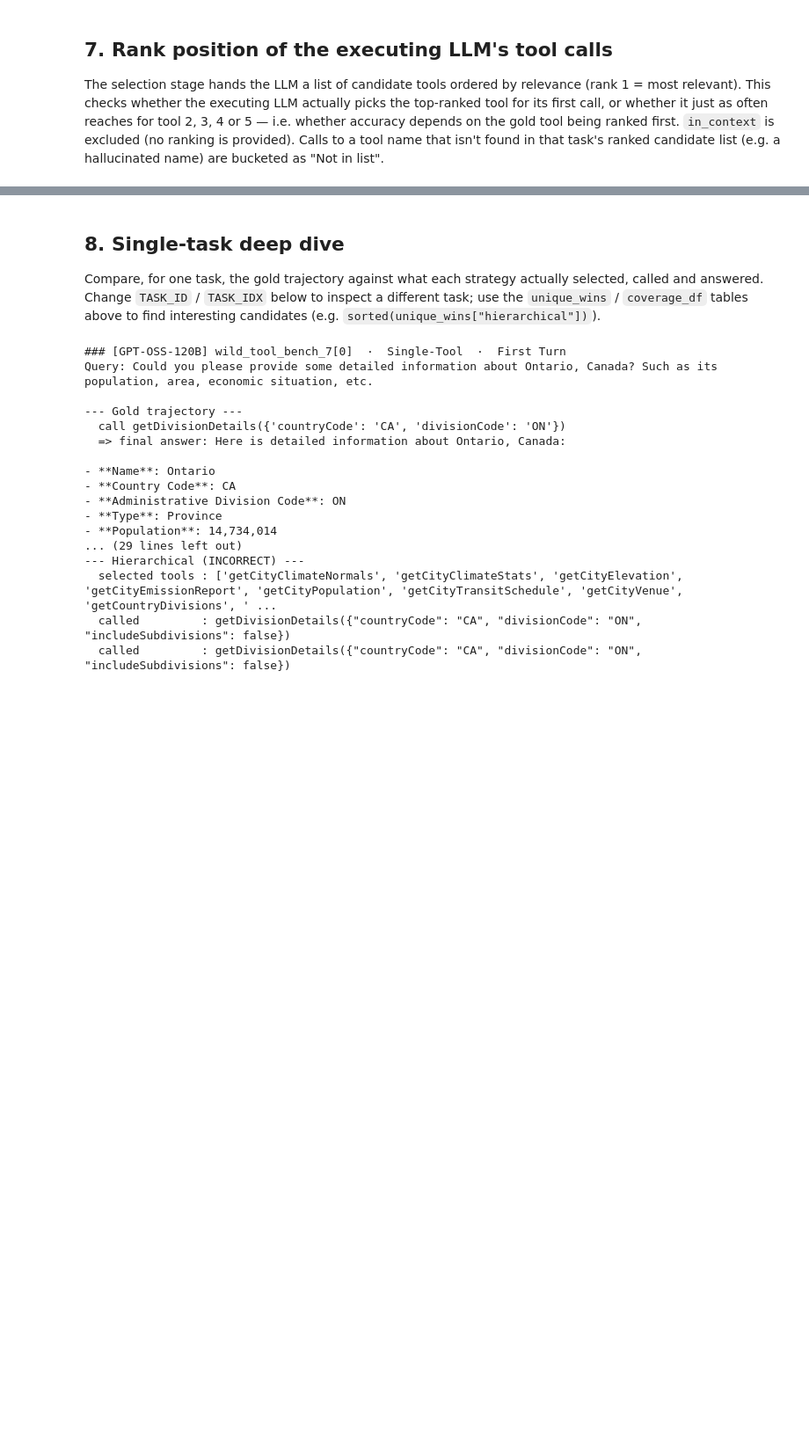
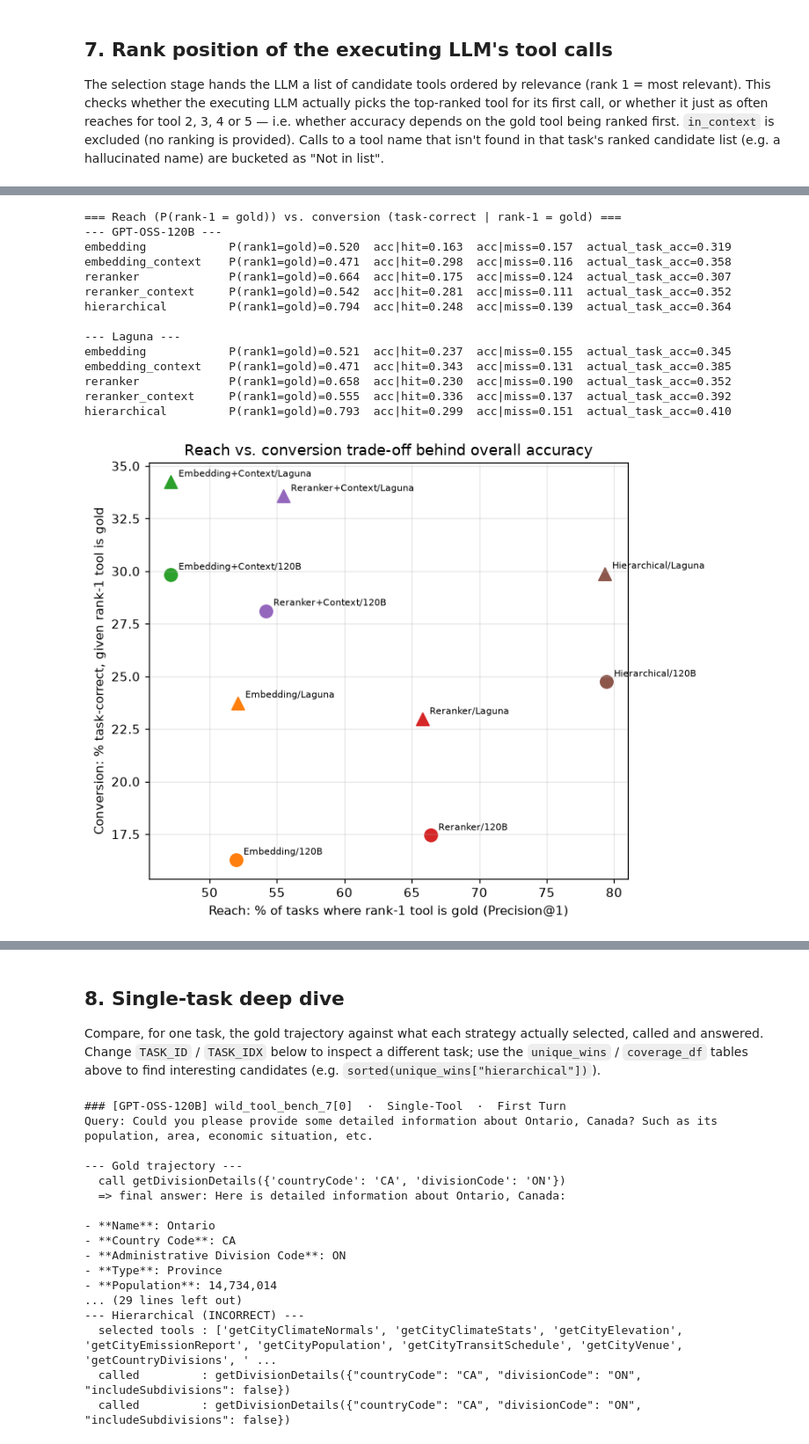
Before and after one commit to Anni0401/ToolSelectionBenchmark, a Jupyter notebook: wild-tool-bench/analyze_results.ipynb, the cells around one changed output, grey strips where cells are left out. Shown at 88% size. Drawn from its saved outputs; the diff is of its cells as text; code cells hidden in the pictures; blank space fills up the shorter version.

```diff
--- a/wild-tool-bench/analyze_results.ipynb
+++ b/wild-tool-bench/analyze_results.ipynb
@@ -707,0 +881,64 @@ first_call_rank_df.groupby(["model", "strategy"])["rank"].value_counts(normalize
+# %%
+candidate_len_rows = []
+for m in MODELS:
+    for s in selection_strategies:
+        tasks = all_data[m][s]["tasks"]
+        selection_ranked = all_data[m][s]["selection_ranked"]
+        for key, gold in gold_index.items():
+            gold_tools = set(gold["gold_tools_unique"])
+            if not gold_tools:
+                continue
+            ranked = selection_ranked.get(key, [])
+            top1 = ranked[0] if ranked else None
+            top1_hit = top1 is not None and top1 in gold_tools
+            task = tasks.get(key, {"correct": False})
+            candidate_len_rows.append({
+                "model": m,
+                "strategy": s,
+                "top1_hit": top1_hit,
+                "correct": task["correct"],
+            })
+cand_df = pd.DataFrame(candidate_len_rows)
+
+print("=== Reach (P(rank-1 = gold)) vs. conversion (task-correct | rank-1 = gold) ===")
+for m in MODELS:
+    print(f"--- {MODEL_LABELS[m]} ---")
+    for s in selection_strategies:
+        sub = cand_df[(cand_df["model"] == m) & (cand_df["strategy"] == s)]
+        p_hit = sub["top1_hit"].mean()
+        acc_hit = sub[sub["top1_hit"]]["correct"].mean()
+        acc_not = sub[~sub["top1_hit"]]["correct"].mean()
+        actual = all_data[m][s]["metric"]["total_info"]["task"]["accuracy"]
+        print(f"{s:20s} P(rank1=gold)={p_hit:.3f}  acc|hit={acc_hit:.3f}  acc|miss={acc_not:.3f}  actual_task_acc={actual:.3f}")
+    print()
+
+fig, ax = plt.subplots(figsize=(7, 5.5))
+MODEL_MARKERS = {"120B": "o", "Laguna": "^"}
+for m in MODELS:
+    for s in selection_strategies:
+        sub = cand_df[(cand_df["model"] == m) & (cand_df["strategy"] == s)]
+        p_hit = sub["top1_hit"].mean() * 100
+        acc_hit = sub[sub["top1_hit"]]["correct"].mean() * 100
+        ax.scatter(p_hit, acc_hit, s=100, color=COLORS[s], marker=MODEL_MARKERS[m])
+        ax.annotate(f"{STRATEGY_LABELS[s]}/{m}", (p_hit, acc_hit), textcoords="offset points", xytext=(6, 4), fontsize=7)
+ax.set_xlabel("Reach: % of tasks where rank-1 tool is gold (Precision@1)")
+ax.set_ylabel("Conversion: % task-correct, given rank-1 tool is gold")
+ax.set_title("Reach vs. conversion trade-off behind overall accuracy")
+plt.tight_layout()
+plt.show()
+# %% [output]
+=== Reach (P(rank-1 = gold)) vs. conversion (task-correct | rank-1 = gold) ===
+--- GPT-OSS-120B ---
+embedding            P(rank1=gold)=0.520  acc|hit=0.163  acc|miss=0.157  actual_task_acc=0.319
+embedding_context    P(rank1=gold)=0.471  acc|hit=0.298  acc|miss=0.116  actual_task_acc=0.358
+reranker             P(rank1=gold)=0.664  acc|hit=0.175  acc|miss=0.124  actual_task_acc=0.307
+reranker_context     P(rank1=gold)=0.542  acc|hit=0.281  acc|miss=0.111  actual_task_acc=0.352
+hierarchical         P(rank1=gold)=0.794  acc|hit=0.248  acc|miss=0.139  actual_task_acc=0.364
+
+--- Laguna ---
+embedding            P(rank1=gold)=0.521  acc|hit=0.237  acc|miss=0.155  actual_task_acc=0.345
+embedding_context    P(rank1=gold)=0.471  acc|hit=0.343  acc|miss=0.131  actual_task_acc=0.385
+reranker             P(rank1=gold)=0.658  acc|hit=0.230  acc|miss=0.190  actual_task_acc=0.352
+reranker_context     P(rank1=gold)=0.555  acc|hit=0.336  acc|miss=0.137  actual_task_acc=0.392
+hierarchical         P(rank1=gold)=0.793  acc|hit=0.299  acc|miss=0.151  actual_task_acc=0.410
+[figure, added]
```
Also changed, not shown: parts of 16 cells of this notebook, 5 other files.
